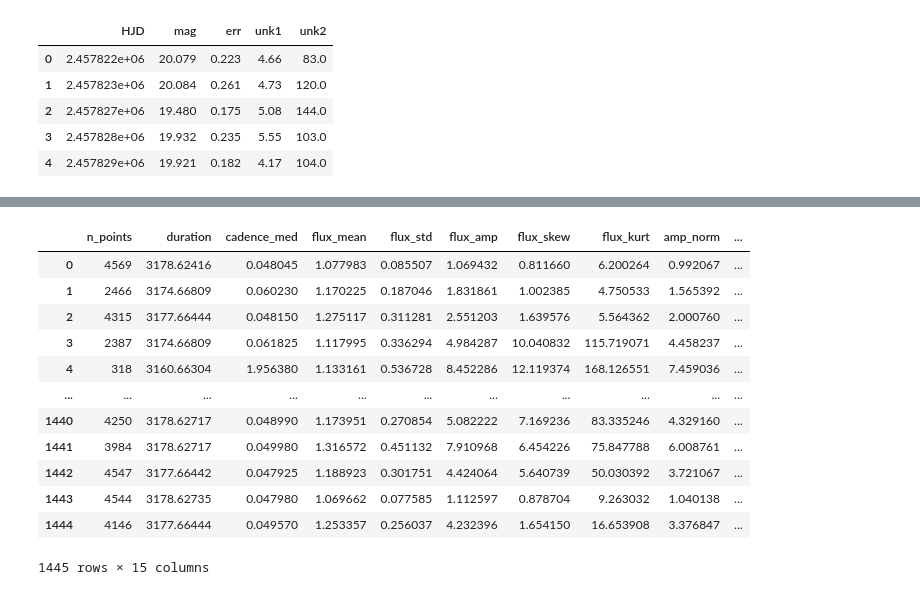
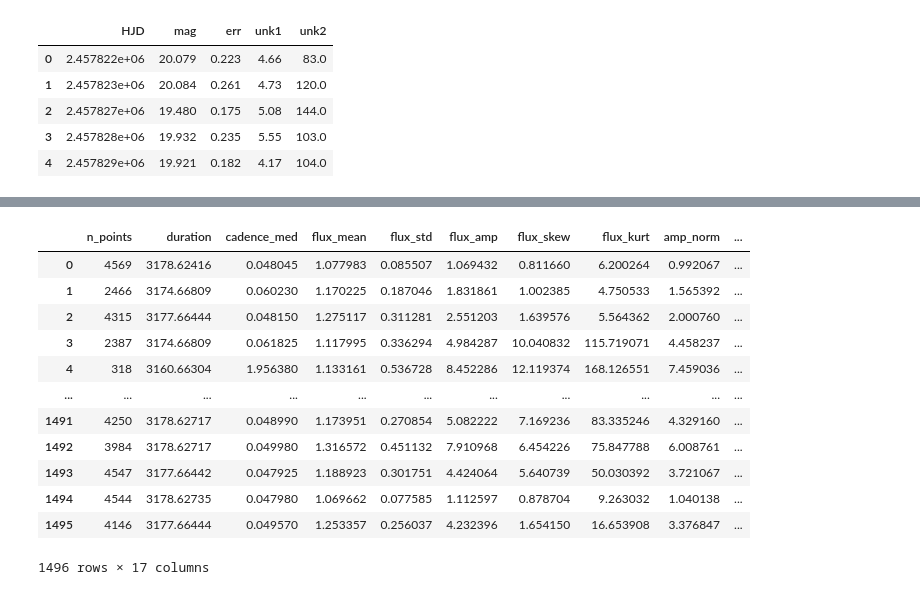
Before and after one commit to abheekda1/ogle-microlensing-automation, a Jupyter notebook: notebooks/01_feature_engineering.ipynb, the cells around one changed output, grey strips where cells are left out. Saved outputs shown, nothing was run; the diff lists cells and outputs as text; code cells hidden in the pictures.

```diff
--- a/notebooks/01_feature_engineering.ipynb
+++ b/notebooks/01_feature_engineering.ipynb
@@ -43,35 +43,45 @@ def preprocess_lc(df):
     df["t_rel"] = df["HJD"] - df["HJD"].min()
     return df
 # %%
-from src.feature_extraction import extract_simple_features
+from src.feature_extraction import extract_simple_features, extract_features
 from tqdm import tqdm
 
+features_simple = []
 features = []
 for event in tqdm(all_df["event"].unique(), desc="Extracting features"):
     df_event = all_df[all_df["event"] == event]
     df_event = preprocess_lc(df_event)
-    feats = extract_simple_features(df_event["t_rel"].values, df_event["flux"].values, df_event["err"].values)
+    feats_simple = extract_simple_features(df_event["t_rel"].values, df_event["flux"].values, df_event["err"].values)
+    feats = extract_features(df_event["t_rel"].values, df_event["flux"].values, df_event["err"].values)
+    feats_simple["event"] = event
     feats["event"] = event
+    features_simple.append(feats_simple)
     features.append(feats)
 
+features_simple_df = pd.DataFrame(features_simple).fillna(0)
+features_simple_df.to_csv("data/features/features_ogle2025_simple.csv", index=False)
 features_df = pd.DataFrame(features).fillna(0)
-features_df.to_csv("data/features/features_ogle2025_simple.csv", index=False)
+features_df.to_csv("data/features/features_ogle2025.csv", index=False)
 # %%
-pd.read_csv("data/features/features_ogle2025_simple.csv")
+# len(pd.read_csv("data/features/features_ogle2025.csv").columns)
+temp = features_df.iloc[:, :16]
+temp['event'] = features_df['event']
+features_df = temp
+features_df
 # %% [output]
 |  | n_points | duration | cadence_med | flux_mean | flux_std | flux_amp | flux_skew | flux_kurt | amp_norm | ... |
 | 0 | 4569 | 3178.62416 | 0.048045 | 1.077983 | 0.085507 | 1.069432 | 0.811660 | 6.200264 | 0.992067 | ... |
 | 1 | 2466 | 3174.66809 | 0.060230 | 1.170225 | 0.187046 | 1.831861 | 1.002385 | 4.750533 | 1.565392 | ... |
 | 2 | 4315 | 3177.66444 | 0.048150 | 1.275117 | 0.311281 | 2.551203 | 1.639576 | 5.564362 | 2.000760 | ... |
 | 3 | 2387 | 3174.66809 | 0.061825 | 1.117995 | 0.336294 | 4.984287 | 10.040832 | 115.719071 | 4.458237 | ... |
 | 4 | 318 | 3160.66304 | 1.956380 | 1.133161 | 0.536728 | 8.452286 | 12.119374 | 168.126551 | 7.459036 | ... |
 | ... | ... | ... | ... | ... | ... | ... | ... | ... | ... | ... |
-| 1440 | 4250 | 3178.62717 | 0.048990 | 1.173951 | 0.270854 | 5.082222 | 7.169236 | 83.335246 | 4.329160 | ... |
-| 1441 | 3984 | 3178.62717 | 0.049980 | 1.316572 | 0.451132 | 7.910968 | 6.454226 | 75.847788 | 6.008761 | ... |
-| 1442 | 4547 | 3177.66442 | 0.047925 | 1.188923 | 0.301751 | 4.424064 | 5.640739 | 50.030392 | 3.721067 | ... |
-| 1443 | 4544 | 3178.62735 | 0.047980 | 1.069662 | 0.077585 | 1.112597 | 0.878704 | 9.263032 | 1.040138 | ... |
-| 1444 | 4146 | 3177.66444 | 0.049570 | 1.253357 | 0.256037 | 4.232396 | 1.654150 | 16.653908 | 3.376847 | ... |
+| 1491 | 4250 | 3178.62717 | 0.048990 | 1.173951 | 0.270854 | 5.082222 | 7.169236 | 83.335246 | 4.329160 | ... |
+| 1492 | 3984 | 3178.62717 | 0.049980 | 1.316572 | 0.451132 | 7.910968 | 6.454226 | 75.847788 | 6.008761 | ... |
+| 1493 | 4547 | 3177.66442 | 0.047925 | 1.188923 | 0.301751 | 4.424064 | 5.640739 | 50.030392 | 3.721067 | ... |
+| 1494 | 4544 | 3178.62735 | 0.047980 | 1.069662 | 0.077585 | 1.112597 | 0.878704 | 9.263032 | 1.040138 | ... |
+| 1495 | 4146 | 3177.66444 | 0.049570 | 1.253357 | 0.256037 | 4.232396 | 1.654150 | 16.653908 | 3.376847 | ... |
-1445 rows × 15 columns
+1496 rows × 17 columns
 # %%
 from sklearn.preprocessing import StandardScaler
 
```
Also changed, not shown: parts of 12 cells of this notebook, 2 other files.
